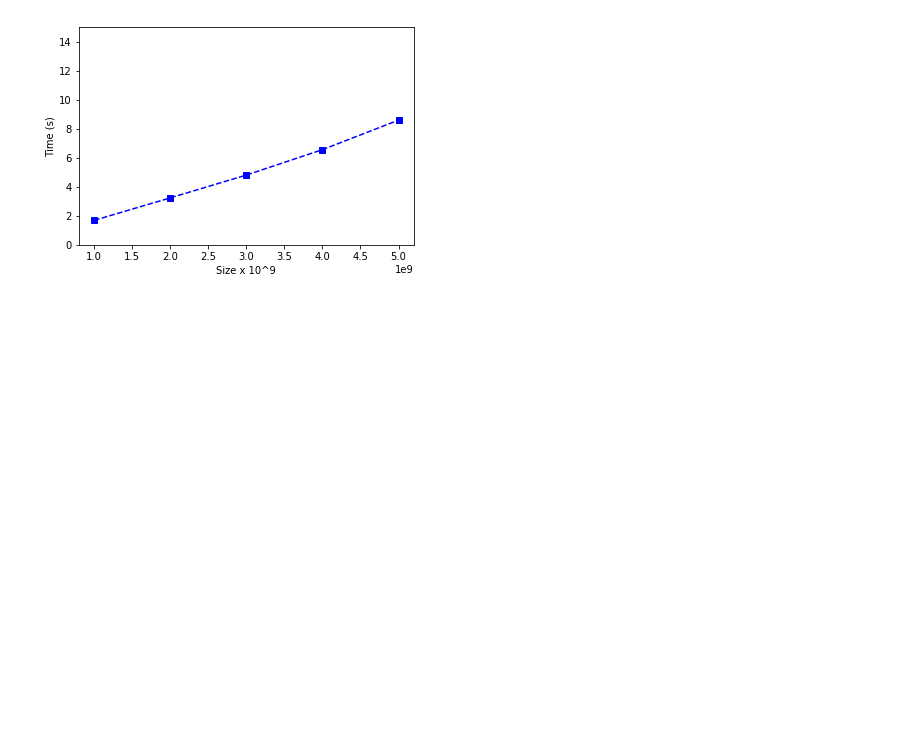
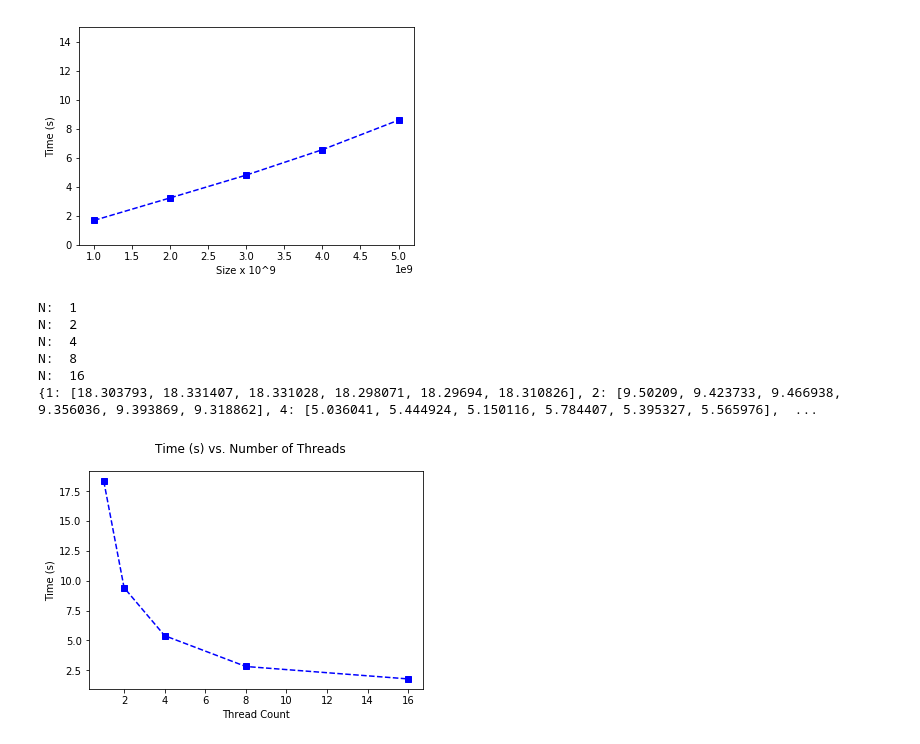
Before and after one commit to ZwFink/CS-485, a Jupyter notebook: Scripts/AtA/multiway_merge/plots/plot_runtimes.ipynb, the cells around one changed output. Saved outputs shown, nothing was run; the diff lists cells and outputs as text; code cells hidden in the pictures; blank space fills up the shorter version.

Commit message:
added cpu scalability plots

```diff
--- a/Scripts/AtA/multiway_merge/plots/plot_runtimes.ipynb
+++ b/Scripts/AtA/multiway_merge/plots/plot_runtimes.ipynb
@@ -23,6 +23,24 @@ def parse_runtime( filename ):
                 time = float( t_found.group( 1 ) )
                 out_dict[ n ].append( time )
     return out_dict
+
+def parse_core_count( filename ):
+    out_dict = {}
+    n_regex = re.compile( "C=(\d+)" )
+    t_regex = re.compile( "Time CPU Only: (\d+\.\d+)" )
+
+    with open( filename, 'r' ) as open_file:
+        for line in open_file:
+            n_found = n_regex.search( line )
+            t_found = t_regex.search( line )
+            if n_found:
+                n = int( n_found.group( 1 ) )
+                print( "N: ", n)
+                out_dict[ n ] = list()
+            elif t_found:
+                time = float( t_found.group( 1 ) )
+                out_dict[ n ].append( time )
+    return out_dict
 # %%
 times = parse_runtime( 'outfile_2.tsv' )
 ax = plt.subplot()
@@ -43,3 +61,23 @@ N:  4000000000
 N:  5000000000
 {1000000000: [1.648479, 1.67644, 1.648134, 1.858499, 1.614204, 1.675532], 2000000000: [3.302317, 3.186133, 3.247264, 3.125404, 3.32394, 3.244102], 3000000000: [4.917774, 4.664787, 4.840819, 4.867389,  ...
 [figure]
+# %%
+times = parse_core_count( 'outfile_scale.txt' )
+ax = plt.subplot()
+
+x = list( times.keys() )
+y = [ np.mean( times[ value ] ) for value in x ]
+#ax.set_ylim( 0, 15 )
+plt.suptitle( "Time (s) vs. Number of Threads")
+plt.xlabel( "Thread Count")
+plt.ylabel( "Time (s)")
+ax.plot( x, y, "bs--" )
+print( times)
+# %% [output]
+N:  1
+N:  2
+N:  4
+N:  8
+N:  16
+{1: [18.303793, 18.331407, 18.331028, 18.298071, 18.29694, 18.310826], 2: [9.50209, 9.423733, 9.466938, 9.356036, 9.393869, 9.318862], 4: [5.036041, 5.444924, 5.150116, 5.784407, 5.395327, 5.565976],  ...
+[figure, added]
```
Also changed, not shown: parts of 1 cell of this notebook.
